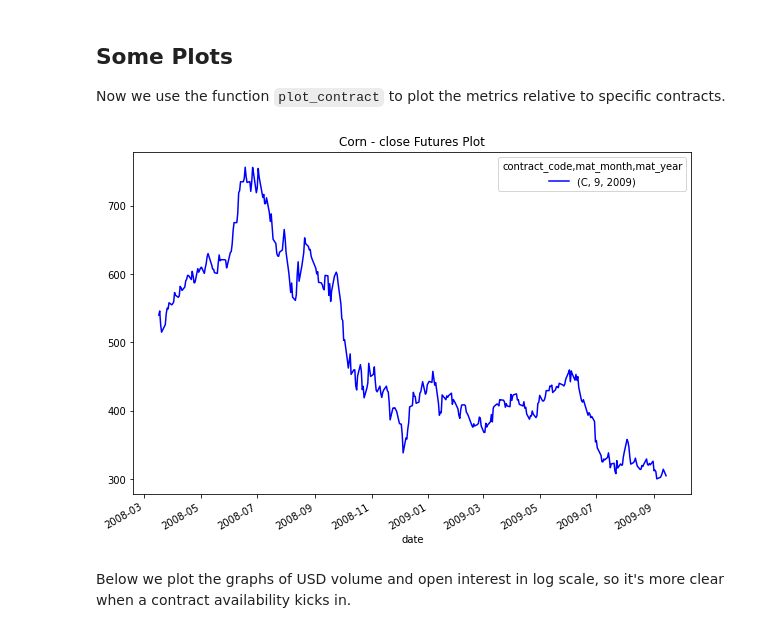
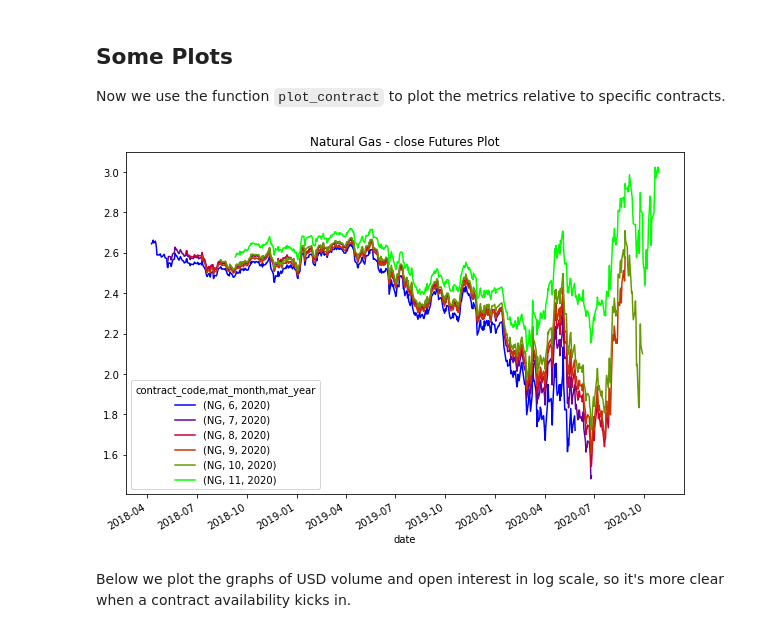
Before and after one commit to lucaberlanda/Magazzino, a Jupyter notebook: WisdomTreeAssignment.ipynb, the cells around one changed output. Drawn from its saved outputs; the diff is of its cells as text; code cells hidden in the pictures.

```diff
--- a/WisdomTreeAssignment.ipynb
+++ b/WisdomTreeAssignment.ipynb
@@ -61,9 +62,9 @@ func:'get_and_tidy_up_data' args:[(), {'filename': 'contracts_prices.csv', 'file
 
 Now we use the function `plot_contract` to plot the metrics relative to specific contracts.
 # %%
-plot_contract('close', df, 'C', [9], [2009], names_mapping)
+plot_contract('close', df, 'NG', [6, 7, 8, 9, 10, 11], [2020], names_mapping)
 # %% [output]
-[figure, old version]
+[figure, new version]
 # %% [markdown]
 Below we plot the graphs of USD volume and open interest in log scale, so it's more clear when a contract availability kicks in.
 # %%
```
Also changed, not shown: parts of 39 cells of this notebook, 2 other files.
